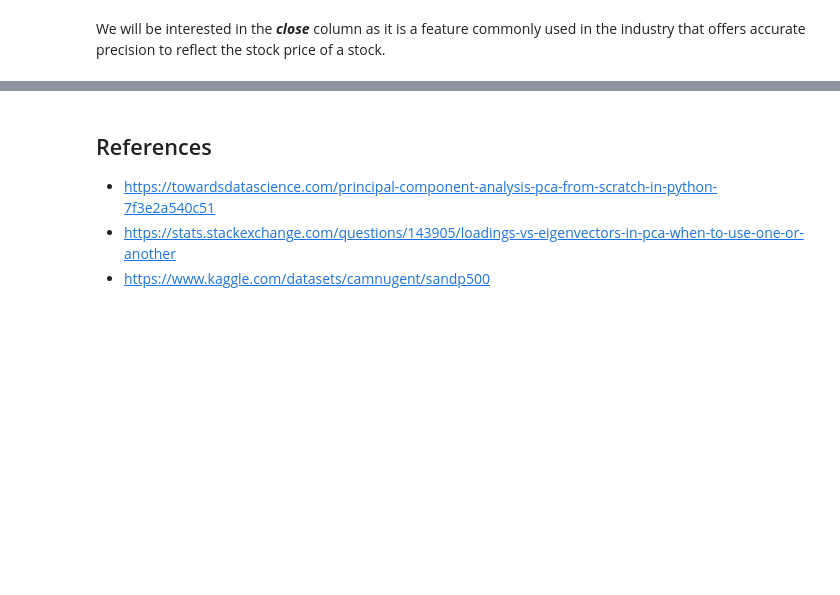
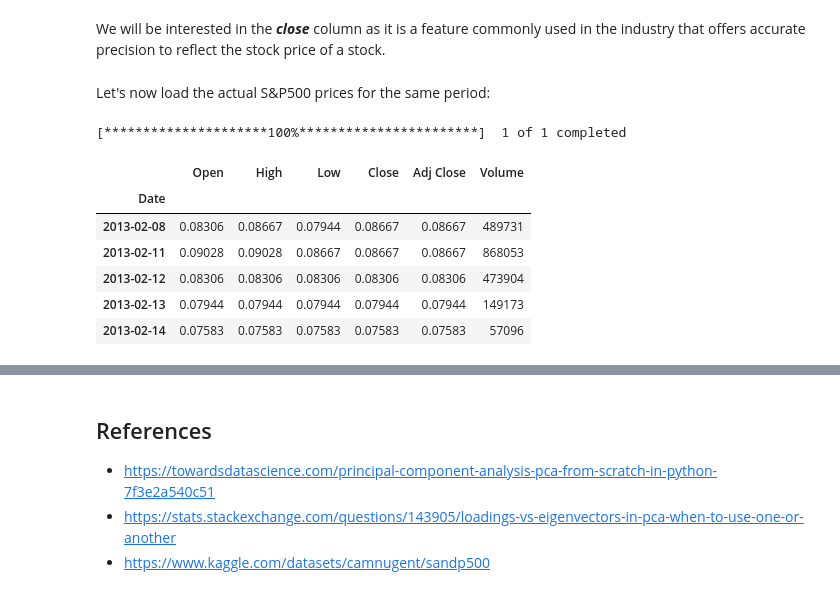
Before and after one commit to Staneesh/efi-pca, a Jupyter notebook: pca.ipynb, the cells around one changed output, grey strips where cells are left out. Cells and saved outputs as stored; diff of their text form; code cells hidden in the pictures; blank space fills up the shorter version.

```diff
--- a/pca.ipynb
+++ b/pca.ipynb
@@ -145 +157,16 @@ We will be interested in the ***close*** column as it is a feature commonly used
+# %% [markdown]
+Let's now load the actual S&P500 prices for the same period:
+# %%
+import yfinance as yf
+snp = yf.download("SPX", start="2013-02-08", end="2018-02-07")
+snp.head()
+# %% [output]
+[*********************100%***********************]  1 of 1 completed
+|  | Open | High | Low | Close | Adj Close | Volume |
+| Date |  |  |  |  |  |  |
+| 2013-02-08 | 0.08306 | 0.08667 | 0.07944 | 0.08667 | 0.08667 | 489731 |
+| 2013-02-11 | 0.09028 | 0.09028 | 0.08667 | 0.08667 | 0.08667 | 868053 |
+| 2013-02-12 | 0.08306 | 0.08306 | 0.08306 | 0.08306 | 0.08306 | 473904 |
+| 2013-02-13 | 0.07944 | 0.07944 | 0.07944 | 0.07944 | 0.07944 | 149173 |
+| 2013-02-14 | 0.07583 | 0.07583 | 0.07583 | 0.07583 | 0.07583 | 57096 |
 # %%
```
Also changed, not shown: parts of 5 cells of this notebook, 1 other file.
